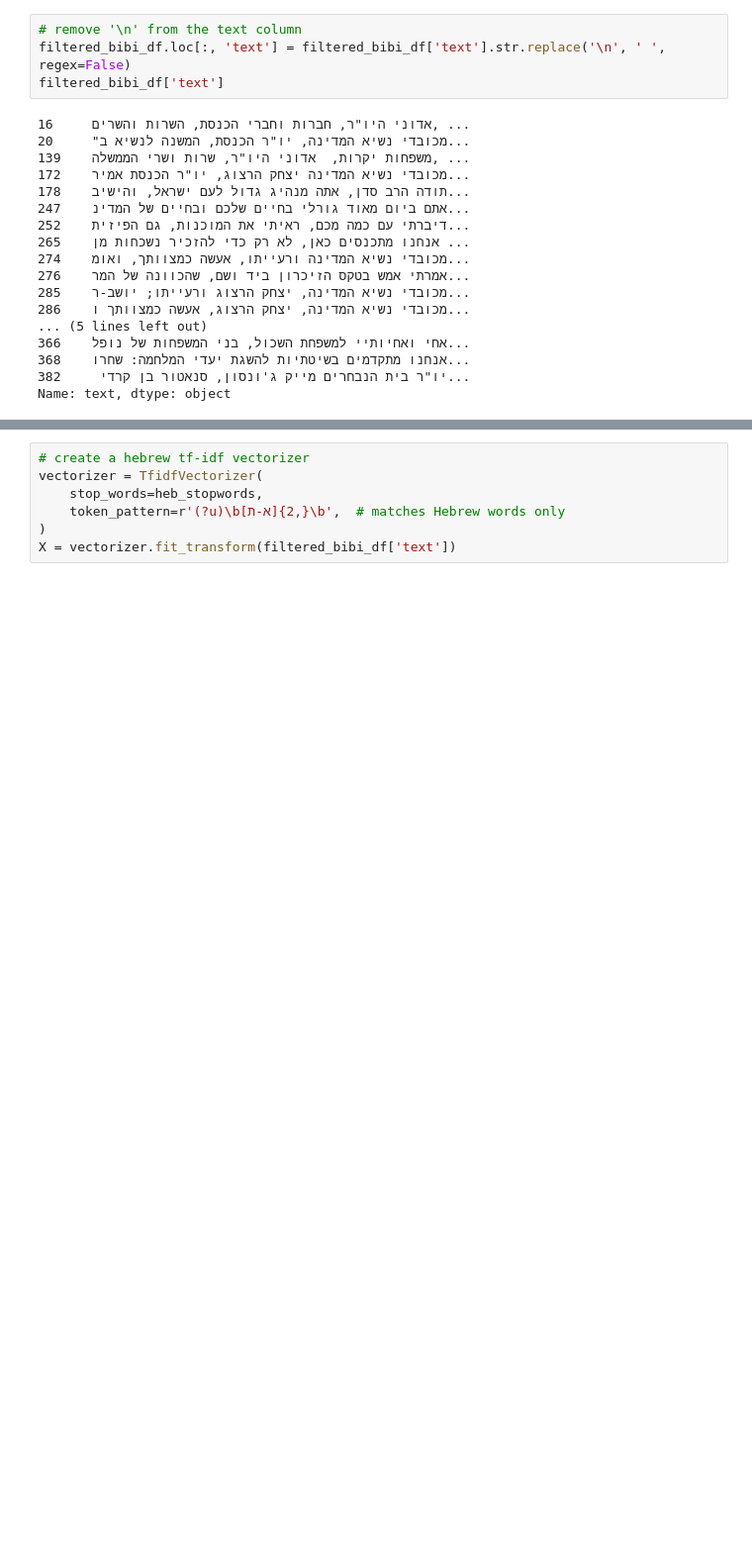
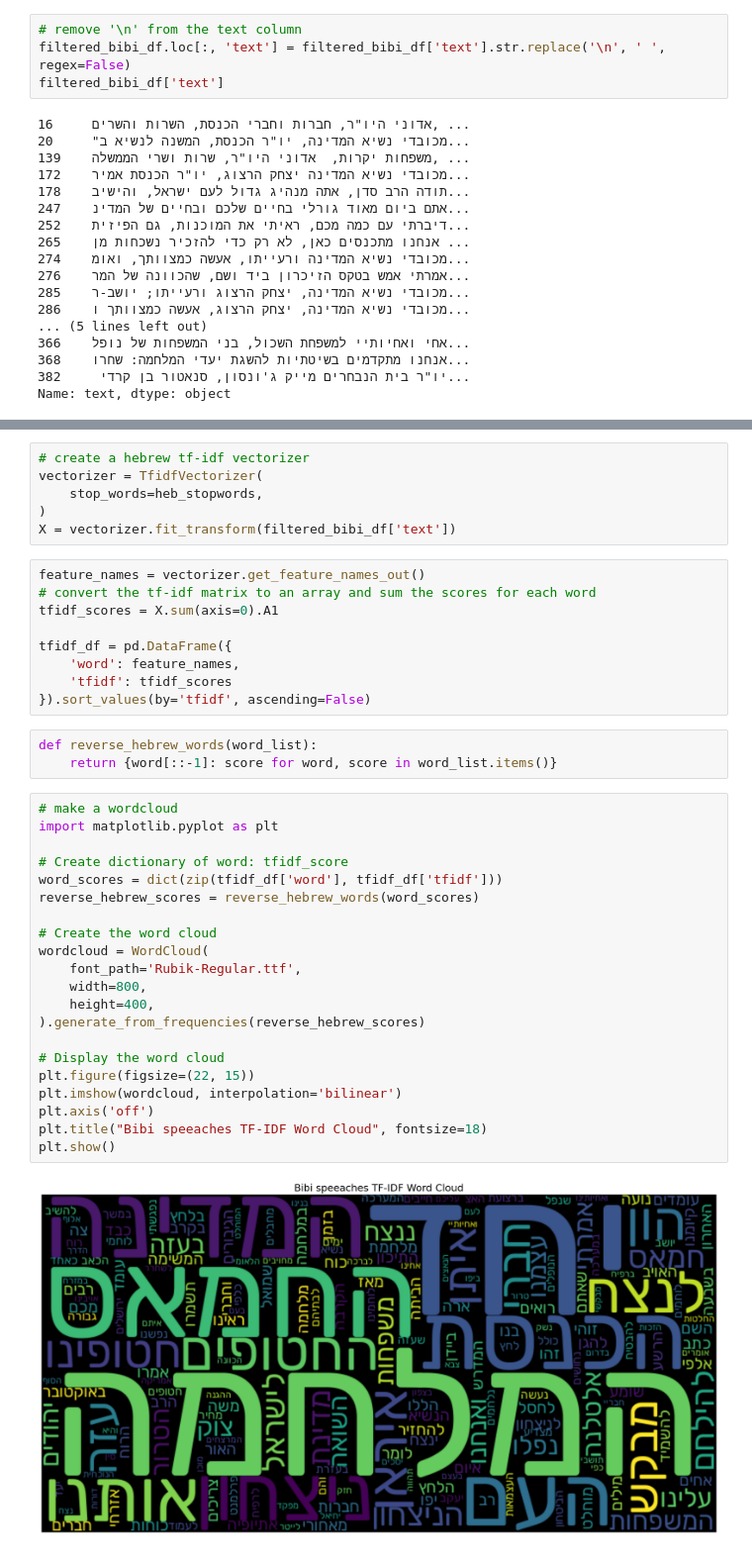
Before and after one commit to ErezLavi/hw3-nlp, a Jupyter notebook: hw3.ipynb, the cells around one changed output, grey strips where cells are left out. Shown at 99% size. Drawn from its saved outputs; the diff is of its cells as text; blank space fills up the shorter version.

Commit message:
make the word cloud work in hebrew

```diff
--- a/hw3.ipynb
+++ b/hw3.ipynb
@@ -81,6 +81,40 @@ print(heb_stopwords)
 # create a hebrew tf-idf vectorizer
 vectorizer = TfidfVectorizer(
     stop_words=heb_stopwords,
-    token_pattern=r'(?u)\b[א-ת]{2,}\b',  # matches Hebrew words only
 )
 X = vectorizer.fit_transform(filtered_bibi_df['text'])
+# %%
+feature_names = vectorizer.get_feature_names_out()
+# convert the tf-idf matrix to an array and sum the scores for each word
+tfidf_scores = X.sum(axis=0).A1
+
+tfidf_df = pd.DataFrame({
+    'word': feature_names,
+    'tfidf': tfidf_scores
+}).sort_values(by='tfidf', ascending=False)
+# %%
+def reverse_hebrew_words(word_list):
+    return {word[::-1]: score for word, score in word_list.items()}
+# %%
+# make a wordcloud
+import matplotlib.pyplot as plt
+
+# Create dictionary of word: tfidf_score
+word_scores = dict(zip(tfidf_df['word'], tfidf_df['tfidf']))
+reverse_hebrew_scores = reverse_hebrew_words(word_scores)
+
+# Create the word cloud
+wordcloud = WordCloud(
+    font_path='Rubik-Regular.ttf',
+    width=800,
+    height=400,
+).generate_from_frequencies(reverse_hebrew_scores)
+
+# Display the word cloud
+plt.figure(figsize=(22, 15))
+plt.imshow(wordcloud, interpolation='bilinear')
+plt.axis('off')
+plt.title("Bibi speeaches TF-IDF Word Cloud", fontsize=18)
+plt.show()
+# %% [output]
+[figure, added]
```
Also changed, not shown: parts of 1 cell of this notebook, 1 other file.
